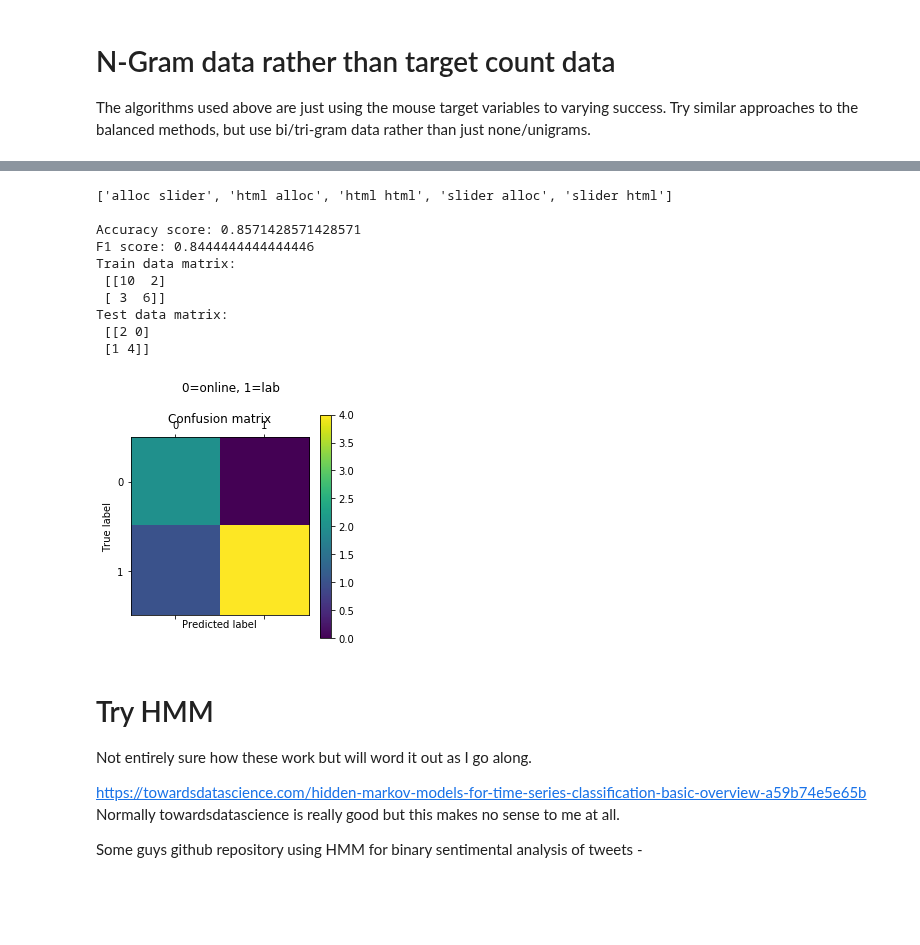
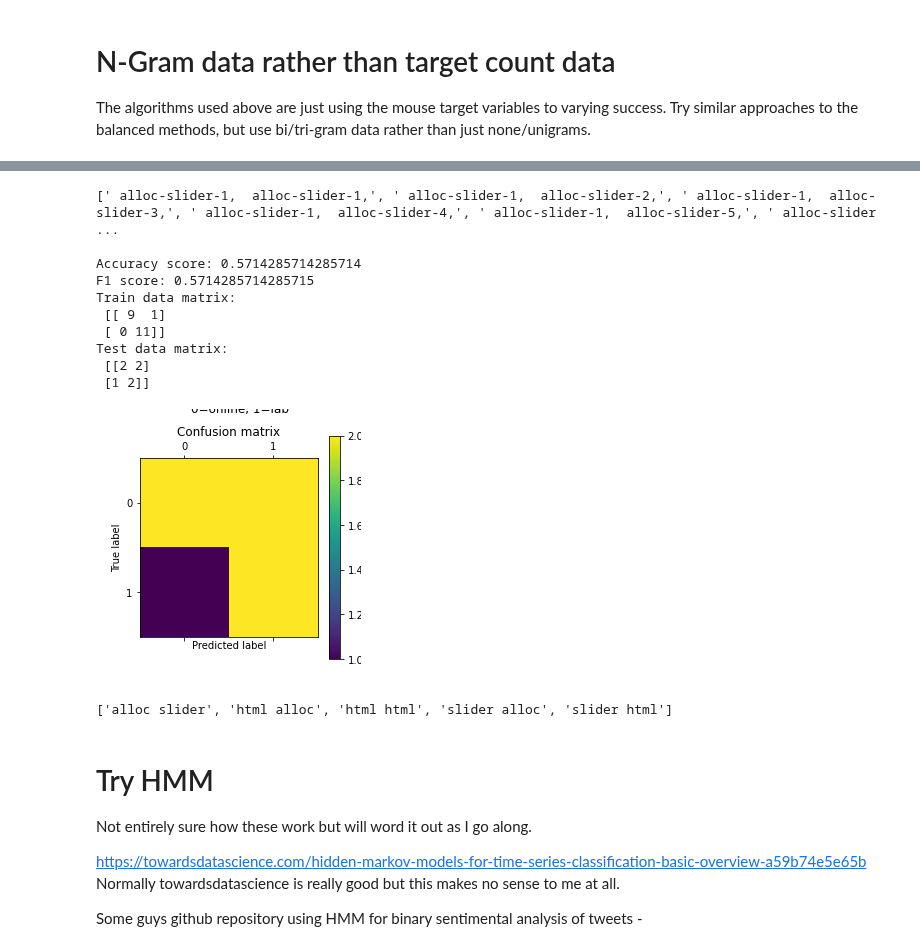
Before and after one commit to DJSaunders1997/Masters-Project, a Jupyter notebook: NLP-Notebook.ipynb, the cells around one changed output, grey strips where cells are left out. Cells and saved outputs as stored; diff of their text form; code cells hidden in the pictures; blank space fills up the shorter version.

```diff
--- a/NLP-Notebook.ipynb
+++ b/NLP-Notebook.ipynb
@@ -714,47 +727,53 @@ F1 score: 0.4845360824742268
 
 X_train, X_test, y_train, y_test = train_test_split(X_balanced, y_balanced)
 
-vectorizer_ngram = CountVectorizer(analyzer='word', ngram_range=(2, 2))
+vectorizer_ngram = CountVectorizer(token_pattern='(.*?,)', ngram_range=(2, 2))
 ngram_counts = vectorizer_ngram.fit_transform(X_train)
 print(vectorizer_ngram.get_feature_names()) # Not sure if this worked correclty, lets try anyway lol.
 
 X_test = vectorizer_ngram.transform(X_test)
 
 Spam_model = LogisticRegression(solver='liblinear', penalty='l1')
 Spam_model.fit(ngram_counts, y_train)
 
 pred = Spam_model.predict(X_test)
 print( f'\nAccuracy score: {accuracy_score(y_test, pred)}' )
 f1 = f1_score(y_test, pred, average='macro')
 print( f'F1 score: {f1}' )
 # Accuracy of 0.777 on balanced data
 # Prety good, I imagine if this was working proberly itd be even better
 
 
 cm = confusion_matrix(y_train, Spam_model.predict(ngram_counts))
 print('Train data matrix: \n', cm)
 cm = confusion_matrix(y_test, pred)
 print('Test data matrix: \n', cm)
 
 plt.matshow(cm)
 plt.title('Confusion matrix')
 plt.suptitle('0=online, 1=lab')
 plt.colorbar()
 plt.ylabel('True label')
 plt.xlabel('Predicted label')
 plt.show()
 # %% [output]
-['alloc slider', 'html alloc', 'html html', 'slider alloc', 'slider html']
+[' alloc-slider-1,  alloc-slider-1,', ' alloc-slider-1,  alloc-slider-2,', ' alloc-slider-1,  alloc-slider-3,', ' alloc-slider-1,  alloc-slider-4,', ' alloc-slider-1,  alloc-slider-5,', ' alloc-slider ...
 
-Accuracy score: 0.8571428571428571
-F1 score: 0.8444444444444446
+Accuracy score: 0.5714285714285714
+F1 score: 0.5714285714285715
 Train data matrix:
- [[10  2]
- [ 3  6]]
+ [[ 9  1]
+ [ 0 11]]
 Test data matrix:
- [[2 0]
- [1 4]]
+ [[2 2]
+ [1 2]]
-[figure, old version]
+[figure, new version]
+# %%
+ectorizer_ngram = CountVectorizer(analyzer='word', ngram_range=(3, 3))
+ngram_counts = vectorizer_ngram.fit_transform(X_train)
+print(vectorizer_ngram.get_feature_names()) # Not sure if this worked correclty, lets try anyway lol.
+# %% [output]
+['alloc slider', 'html alloc', 'html html', 'slider alloc', 'slider html']
 # %% [markdown]
 # Try HMM
 
```
Also changed, not shown: parts of 38 cells of this notebook.
